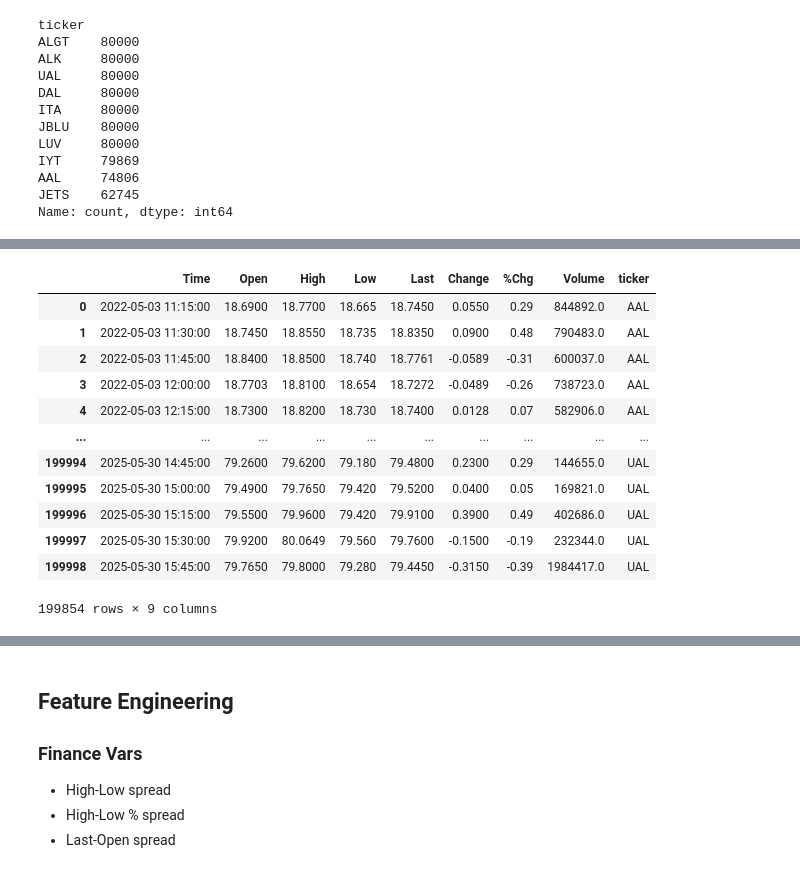
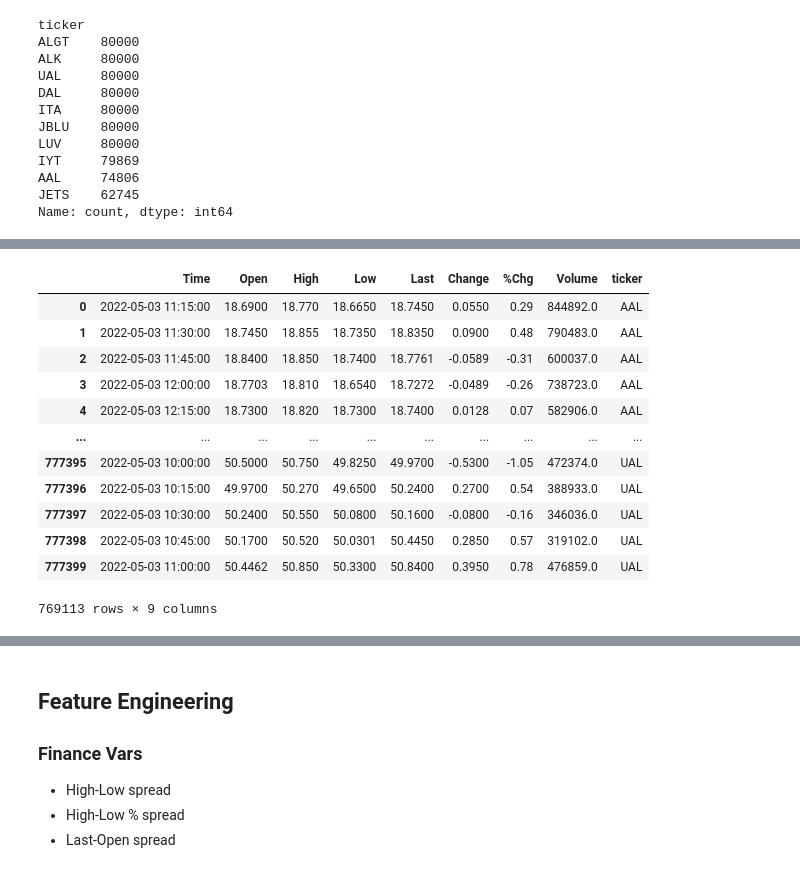
Before and after one commit to svanomm/sentiment-volume-forecasting, a Jupyter notebook: Scripts/04 Process Stock Data.ipynb, the cells around one changed output, grey strips where cells are left out. Saved outputs shown, nothing was run; the diff lists cells and outputs as text; code cells hidden in the pictures.

```diff
--- a/Scripts/04 Process Stock Data.ipynb
+++ b/Scripts/04 Process Stock Data.ipynb
@@ -62,8 +41,6 @@ AAL     74806
 JETS    62745
 Name: count, dtype: int64
 # %%
-# Drop duplicates rows (ignoring the 'filename' column)
+# Drop duplicates rows
 df_main = df_main.drop_duplicates()
-
-df_main = df_main.dropna(subset=['Open'])
-df_main
+df_main = df_main.dropna()
@@ -84,21 +47,19 @@ df_main
 # %%
-df_main = df_main.dropna()
 # Convert 'Time' column to datetime format
 df_main['Time'] = pd.to_datetime(df_main['Time'], format='%Y-%m-%d %H:%M')
 df_main['%Chg'] = df_main['%Chg'].str.replace('%', '').astype(float)
-df_main = df_main[df_main['Time'] >= datetime.datetime(2022,5,3,11,15)]
 df_main
 # %% [output]
 |  | Time | Open | High | Low | Last | Change | %Chg | Volume | ticker |
-| 0 | 2022-05-03 11:15:00 | 18.6900 | 18.7700 | 18.665 | 18.7450 | 0.0550 | 0.29 | 844892.0 | AAL |
-| 1 | 2022-05-03 11:30:00 | 18.7450 | 18.8550 | 18.735 | 18.8350 | 0.0900 | 0.48 | 790483.0 | AAL |
-| 2 | 2022-05-03 11:45:00 | 18.8400 | 18.8500 | 18.740 | 18.7761 | -0.0589 | -0.31 | 600037.0 | AAL |
-| 3 | 2022-05-03 12:00:00 | 18.7703 | 18.8100 | 18.654 | 18.7272 | -0.0489 | -0.26 | 738723.0 | AAL |
-| 4 | 2022-05-03 12:15:00 | 18.7300 | 18.8200 | 18.730 | 18.7400 | 0.0128 | 0.07 | 582906.0 | AAL |
+| 0 | 2022-05-03 11:15:00 | 18.6900 | 18.770 | 18.6650 | 18.7450 | 0.0550 | 0.29 | 844892.0 | AAL |
+| 1 | 2022-05-03 11:30:00 | 18.7450 | 18.855 | 18.7350 | 18.8350 | 0.0900 | 0.48 | 790483.0 | AAL |
+| 2 | 2022-05-03 11:45:00 | 18.8400 | 18.850 | 18.7400 | 18.7761 | -0.0589 | -0.31 | 600037.0 | AAL |
+| 3 | 2022-05-03 12:00:00 | 18.7703 | 18.810 | 18.6540 | 18.7272 | -0.0489 | -0.26 | 738723.0 | AAL |
+| 4 | 2022-05-03 12:15:00 | 18.7300 | 18.820 | 18.7300 | 18.7400 | 0.0128 | 0.07 | 582906.0 | AAL |
 | ... | ... | ... | ... | ... | ... | ... | ... | ... | ... |
-| 199994 | 2025-05-30 14:45:00 | 79.2600 | 79.6200 | 79.180 | 79.4800 | 0.2300 | 0.29 | 144655.0 | UAL |
-| 199995 | 2025-05-30 15:00:00 | 79.4900 | 79.7650 | 79.420 | 79.5200 | 0.0400 | 0.05 | 169821.0 | UAL |
-| 199996 | 2025-05-30 15:15:00 | 79.5500 | 79.9600 | 79.420 | 79.9100 | 0.3900 | 0.49 | 402686.0 | UAL |
-| 199997 | 2025-05-30 15:30:00 | 79.9200 | 80.0649 | 79.560 | 79.7600 | -0.1500 | -0.19 | 232344.0 | UAL |
-| 199998 | 2025-05-30 15:45:00 | 79.7650 | 79.8000 | 79.280 | 79.4450 | -0.3150 | -0.39 | 1984417.0 | UAL |
+| 777395 | 2022-05-03 10:00:00 | 50.5000 | 50.750 | 49.8250 | 49.9700 | -0.5300 | -1.05 | 472374.0 | UAL |
+| 777396 | 2022-05-03 10:15:00 | 49.9700 | 50.270 | 49.6500 | 50.2400 | 0.2700 | 0.54 | 388933.0 | UAL |
+| 777397 | 2022-05-03 10:30:00 | 50.2400 | 50.550 | 50.0800 | 50.1600 | -0.0800 | -0.16 | 346036.0 | UAL |
+| 777398 | 2022-05-03 10:45:00 | 50.1700 | 50.520 | 50.0301 | 50.4450 | 0.2850 | 0.57 | 319102.0 | UAL |
+| 777399 | 2022-05-03 11:00:00 | 50.4462 | 50.850 | 50.3300 | 50.8400 | 0.3950 | 0.78 | 476859.0 | UAL |
-199854 rows × 9 columns
+769113 rows × 9 columns
```
Also changed, not shown: parts of 17 cells of this notebook, 1 other file.
